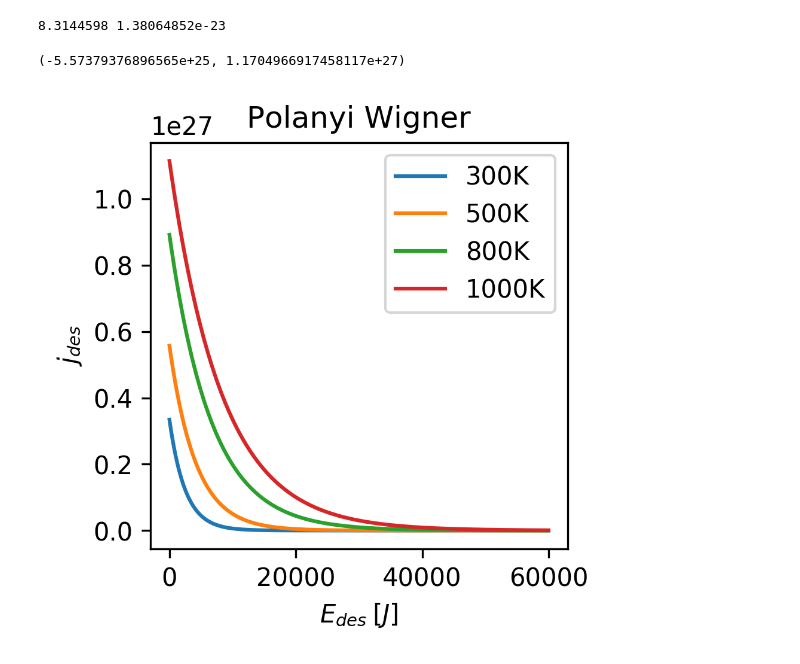
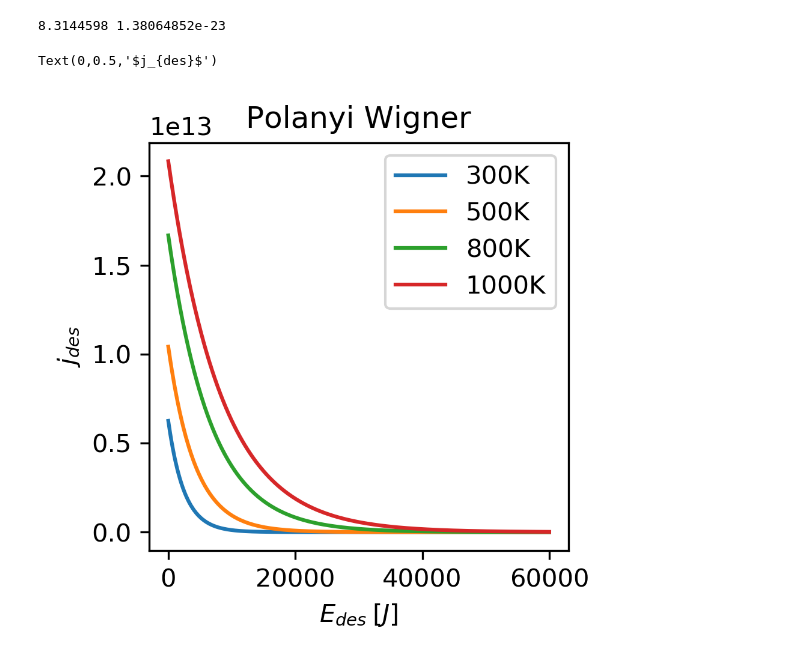
Before and after one commit to qwretz/fpraktikum, a Jupyter notebook: Vacuum/Polanyi Wigner Plots.ipynb, the cells around one changed output. Cells and saved outputs as stored; diff of their text form; code cells hidden in the pictures.

```diff
--- a/Vacuum/Polanyi Wigner Plots.ipynb
+++ b/Vacuum/Polanyi Wigner Plots.ipynb
@@ -14,22 +14,23 @@ def jdes(E,T,n):
 # %% [output]
 8.3144598 1.38064852e-23
 # %%
-mylin=np.linspace(0,60000,2000)
+mylin=np.linspace(0,60000,20000)
 trange=[300,500,800,1000]
 n=5.35e13
+n=1
 
 y=[]
 for temp in trange:
     y.append(jdes(mylin,temp,n ))
 
 fig, axes = plt.subplots(figsize=(3,3),dpi=300)
 for x in range(len(y)):
     axes.plot(mylin, y[x],label=str(trange[x])+"K")
 axes.legend()
 axes.set_title("Polanyi Wigner")
 axes.set_xlabel(r"$E_{des} \: [J] $")
 axes.set_ylabel(r"$j_{des}$")
-axes.set_ylim()
+#axes.set_ylim(0,1e25)
 # %% [output]
-(-5.57379376896565e+25, 1.1704966917458117e+27)
+Text(0,0.5,'$j_{des}$')
-[figure, old version]
+[figure, new version]
```
Also changed, not shown: 3 other files.
